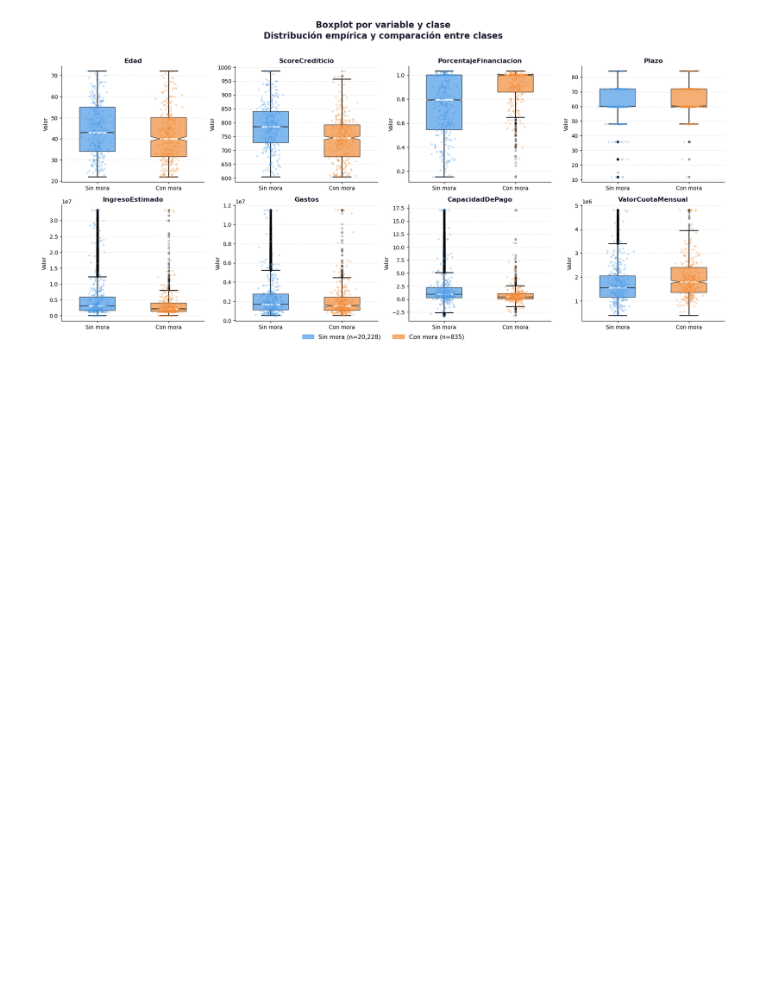
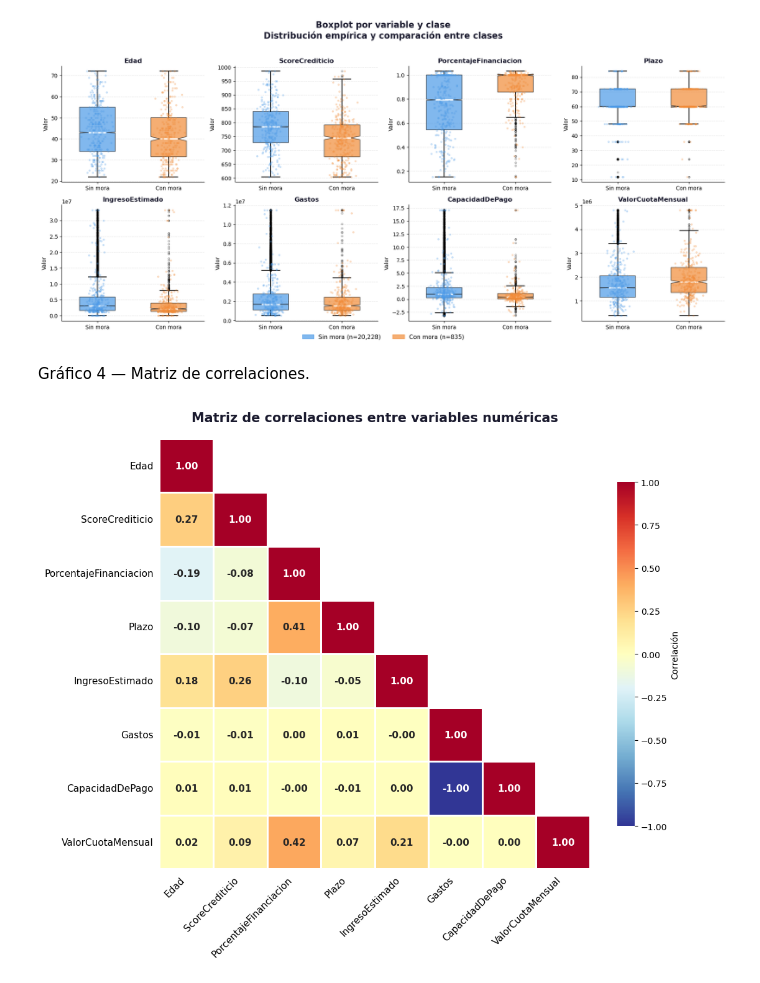
Before and after one commit to yacuervo18/Proyecto_Analitica_III, a Jupyter notebook: src/Modelo_RN_1.ipynb, the cells around one changed output. Saved outputs shown, nothing was run; the diff lists cells and outputs as text; code cells hidden in the pictures; blank space fills up the shorter version.

```diff
--- a/src/Modelo_RN_1.ipynb
+++ b/src/Modelo_RN_1.ipynb
@@ -395,3 +395,48 @@ plt.savefig('grafico3_boxplot.png', dpi=150, bbox_inches='tight')
 plt.show()
 # %% [output]
 [figure]
+# %% [markdown]
+Gráfico 4 — Matriz de correlaciones.
+# %%
+# ── Configuración ─────────────────────────────────────────────────────────
+variables_num = ['Edad', 'ScoreCrediticio', 'PorcentajeFinanciacion', 'Plazo',
+                 'IngresoEstimado', 'Gastos', 'CapacidadDePago', 'ValorCuotaMensual']
+
+# Matriz de correlaciones
+corr_matrix = df_financiacion[variables_num].corr()
+
+# ── Figura ────────────────────────────────────────────────────────────────
+fig, ax = plt.subplots(figsize=(11, 9))
+
+# Máscara triángulo superior
+mask = np.triu(np.ones_like(corr_matrix, dtype=bool), k=1)
+
+# Heatmap
+sns.heatmap(
+    corr_matrix,
+    mask=mask,
+    ax=ax,
+    annot=True,
+    fmt='.2f',
+    cmap='RdYlBu_r',
+    center=0,
+    vmin=-1, vmax=1,
+    linewidths=0.8,
+    linecolor='white',
+    annot_kws=dict(size=11, fontweight='bold'),
+    square=True,
+    cbar_kws=dict(shrink=0.8, label='Correlación')
+)
+
+# ── Decoración ────────────────────────────────────────────────────────────
+ax.set_title('Matriz de correlaciones entre variables numéricas',
+             fontsize=15, fontweight='bold', color='#1a1a2e', pad=20)
+ax.set_xticklabels(ax.get_xticklabels(), rotation=45, ha='right', fontsize=11)
+ax.set_yticklabels(ax.get_yticklabels(), rotation=0, fontsize=11)
+ax.tick_params(left=False, bottom=False)
+
+plt.tight_layout()
+plt.savefig('grafico4_correlaciones.png', dpi=150, bbox_inches='tight')
+plt.show()
+# %% [output]
+[figure, added]
```
Also changed, not shown: parts of 8 cells of this notebook, 4 other files.
